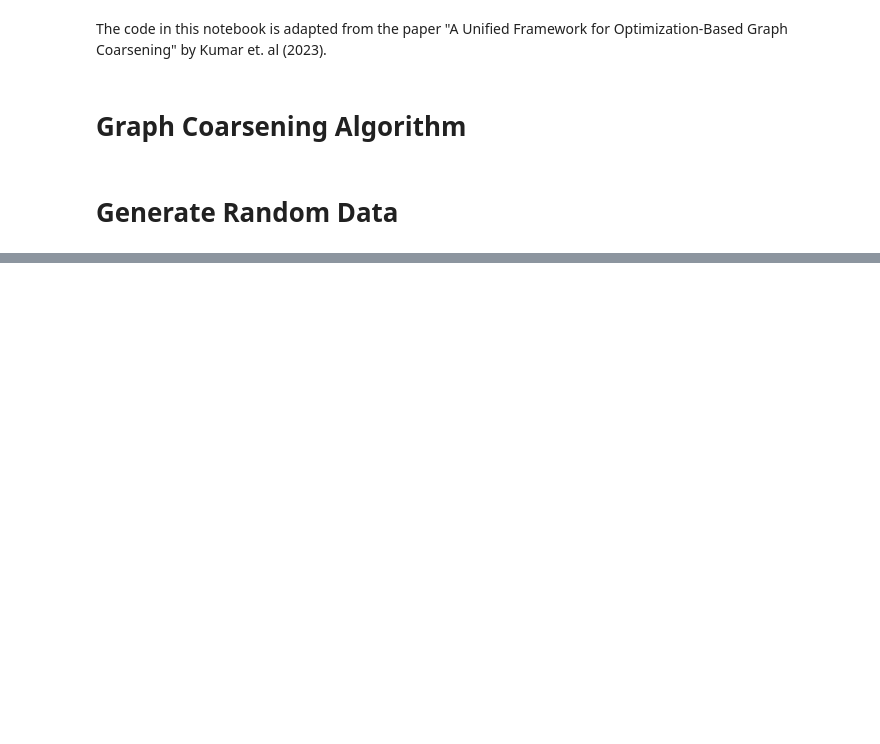
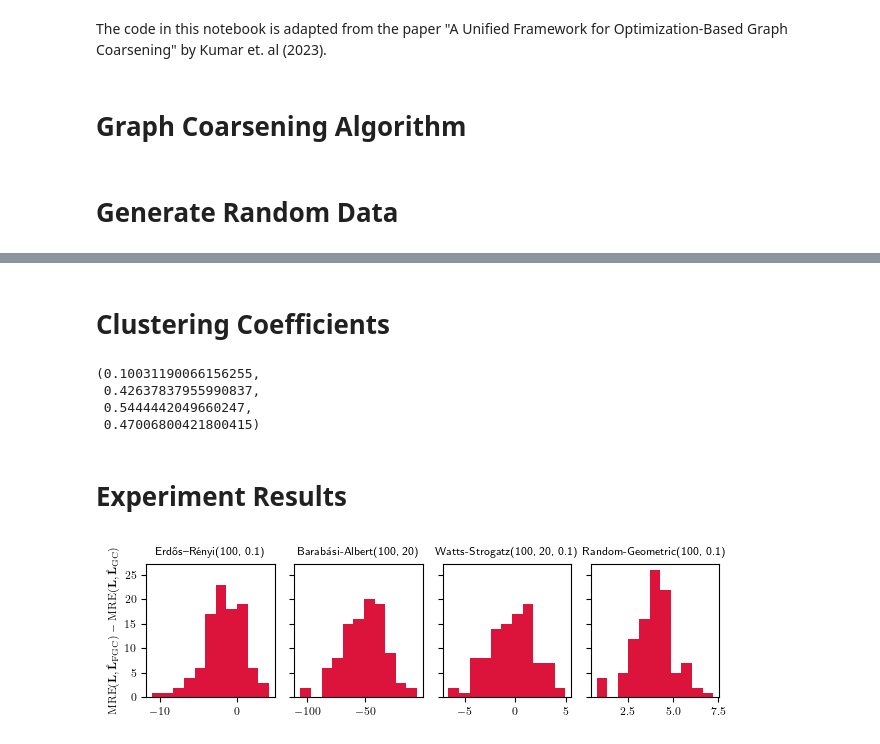
Before and after one commit to shahzarrizvi/227b-final, a Jupyter notebook: graph_coarsening.ipynb, the cells around one changed output, grey strips where cells are left out. Cells and saved outputs as stored; diff of their text form; code cells hidden in the pictures; blank space fills up the shorter version.

Commit message:
finish experiments

```diff
--- a/graph_coarsening.ipynb
+++ b/graph_coarsening.ipynb
@@ -295,0 +297,2 @@ array([1081968.33008207,  940380.21633698,  868796.89777601,
+# %% [markdown]
+# Clustering Coefficients
@@ -295,0 +324,42 @@ array([1081968.33008207,  940380.21633698,  868796.89777601,
+# %%
+N = 100
+r = 0.1
+
+C_RG = np.zeros(5000)
+for i in range(5000):
+    G = nx.random_geometric_graph(N, r)
+    C_RG[i] = nx.average_clustering(G)
+# %%
+np.mean(C_ER), np.mean(C_BA), np.mean(C_WS), np.mean(C_RG)
+# %% [output]
+(0.10031190066156255,
+ 0.42637837955990837,
+ 0.5444442049660247,
+ 0.47006800421800415)
+# %% [markdown]
+# Experiment Results
+# %%
+er_diffs = np.load('results/er_diff.npy')
+ba_diffs = np.load('results/ba_diff.npy')
+ws_diffs = np.load('results/ws_diff.npy')
+rg_diffs = np.load('results/rg_diff.npy')
+# %%
+fig, axs = plt.subplots(1, 4, figsize = (6.5, 2), sharey = True)
+
+axs[0].hist(er_diffs, color = 'crimson', bins = 11)
+axs[0].set_ylabel(r'${\rm MRE}(\mathbf{L}, \hat{\mathbf{L}}_{\rm FGC}) - {\rm MRE}(\mathbf{L}, \hat{\mathbf{L}}_{\rm GC})$', size = 8)
+axs[0].set_title(r'Erdős–Rényi(100, 0.1)', size = 8)
+
+axs[1].hist(ba_diffs, color = 'crimson', bins = 11)
+axs[1].set_title(r'Barabási-Albert(100, 20)', size = 8)
+
+axs[2].hist(ws_diffs, color = 'crimson', bins = 11)
+axs[2].set_title(r'Watts-Strogatz(100, 20, 0.1)', size = 8)
+
+axs[3].hist(rg_diffs, color = 'crimson', bins = 11)
+axs[3].set_title(r'Random-Geometric(100, 0.1)', size = 8)
+
+fig.tight_layout()
+plt.savefig('hists.pdf', bbox_inches = 'tight')
+# %% [output]
+[figure, added]
```
Also changed, not shown: parts of 22 cells of this notebook, 26 other files.
